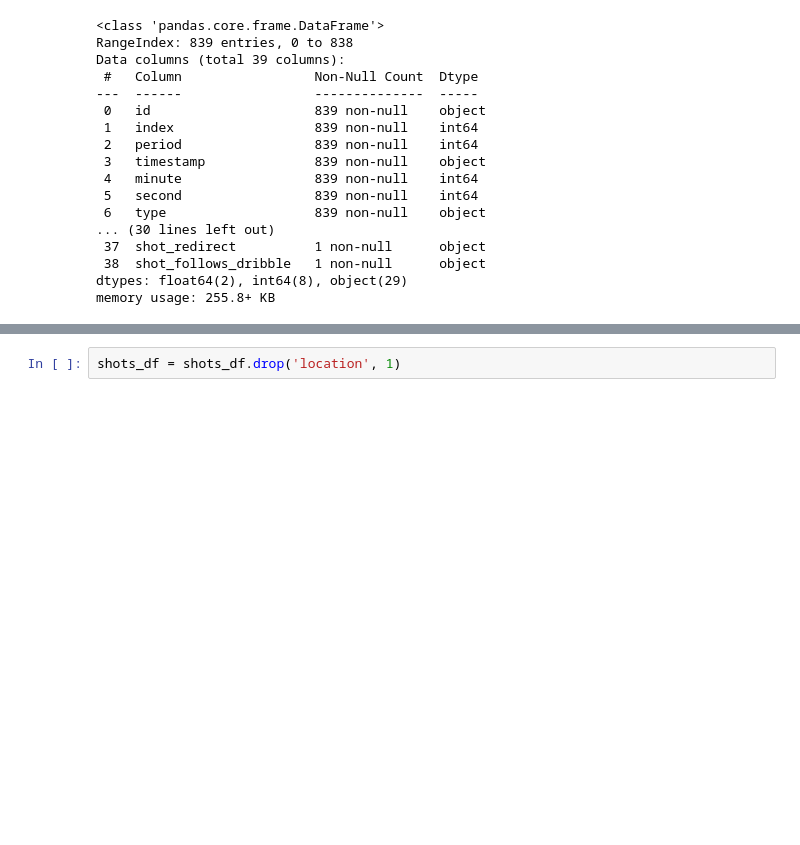
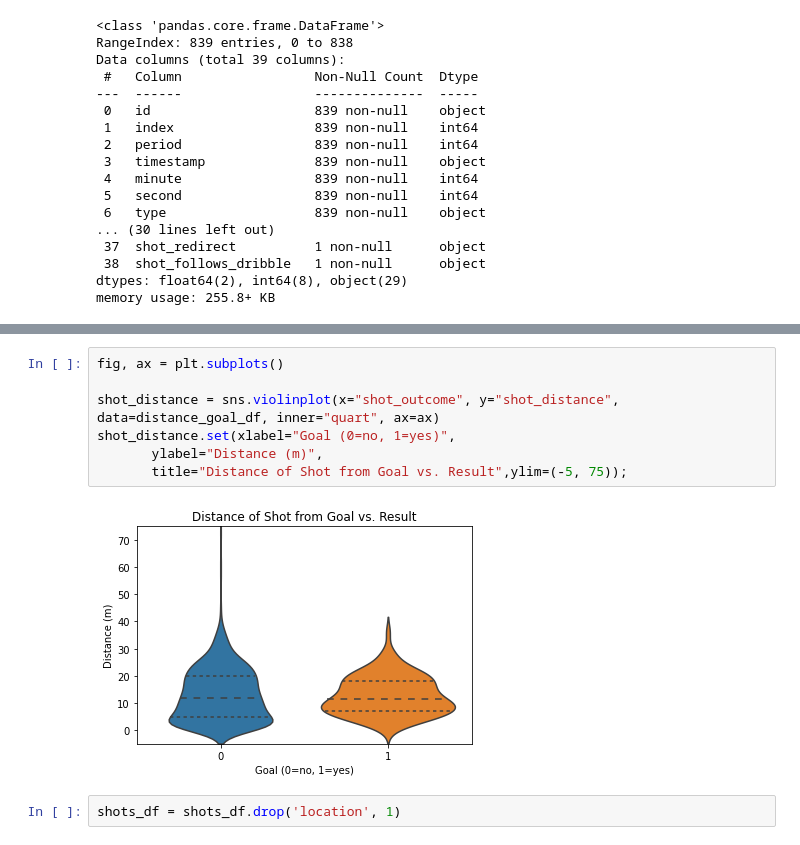
Before and after one commit to gianmarcozironelli/statsbomb_project, a Jupyter notebook: sb_project.ipynb, the cells around one changed output, grey strips where cells are left out. Cells and saved outputs as stored; diff of their text form; blank space fills up the shorter version.

```diff
--- a/sb_project.ipynb
+++ b/sb_project.ipynb
@@ -708,3 +742,12 @@ shots_df['shot_ystart'] = [y for x,y in shots_df['location']]
+# %%
+fig, ax = plt.subplots()
+
+shot_distance = sns.violinplot(x="shot_outcome", y="shot_distance", data=distance_goal_df, inner="quart", ax=ax)
+shot_distance.set(xlabel="Goal (0=no, 1=yes)",
+       ylabel="Distance (m)",
+       title="Distance of Shot from Goal vs. Result",ylim=(-5, 75));
+# %% [output]
+[figure, added]
 # %%
 shots_df = shots_df.drop('location', 1)
 # %%
```
Also changed, not shown: parts of 16 cells of this notebook.
